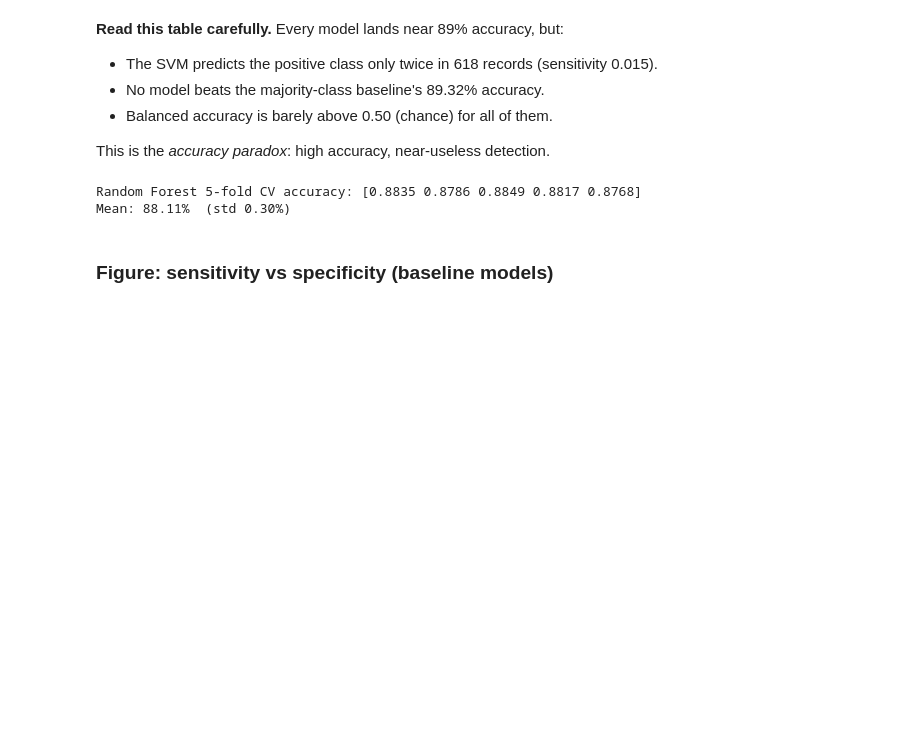
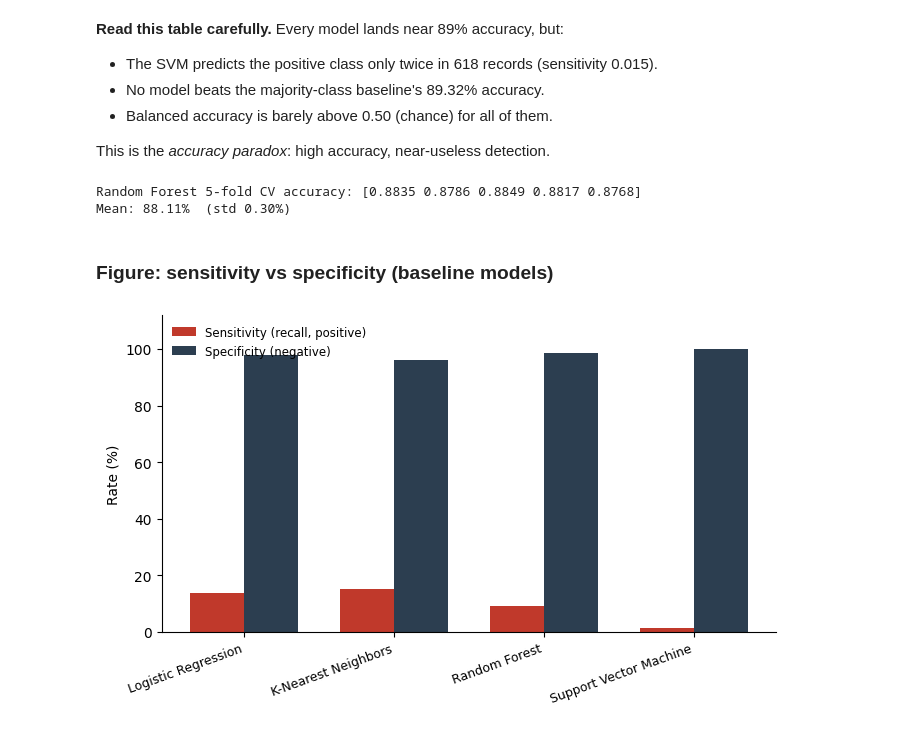
Before and after one commit to adamissac/heart-disease-imbalanced-ml, a Jupyter notebook: heart_disease_imbalanced_classification.ipynb, the cells around one changed output. Saved outputs shown, nothing was run; the diff lists cells and outputs as text; code cells hidden in the pictures; blank space fills up the shorter version.

```diff
--- a/heart_disease_imbalanced_classification.ipynb
+++ b/heart_disease_imbalanced_classification.ipynb
@@ -218,3 +218,18 @@ Random Forest 5-fold CV accuracy: [0.8835 0.8786 0.8849 0.8817 0.8768]
 Mean: 88.11%  (std 0.30%)
 # %% [markdown]
 ### Figure: sensitivity vs specificity (baseline models)
+# %%
+fig, ax = plt.subplots(figsize=(7, 4.2))
+plot_df = baseline_df.drop("Majority-class baseline")
+x = np.arange(len(plot_df)); w = 0.36
+ax.bar(x - w/2, plot_df["sensitivity"]*100, w, label="Sensitivity (recall, positive)", color="#c0392b")
+ax.bar(x + w/2, plot_df["specificity"]*100, w, label="Specificity (negative)", color="#2c3e50")
+ax.set_xticks(x); ax.set_xticklabels(plot_df.index, rotation=20, ha="right", fontsize=9)
+ax.set_ylabel("Rate (%)"); ax.set_ylim(0, 112)
+ax.legend(frameon=False, fontsize=8.5)
+ax.spines[["top", "right"]].set_visible(False)
+plt.tight_layout()
+plt.savefig("figures/sens_spec.png", dpi=300, bbox_inches="tight")
+plt.show()
+# %% [output]
+[figure, added]
```
